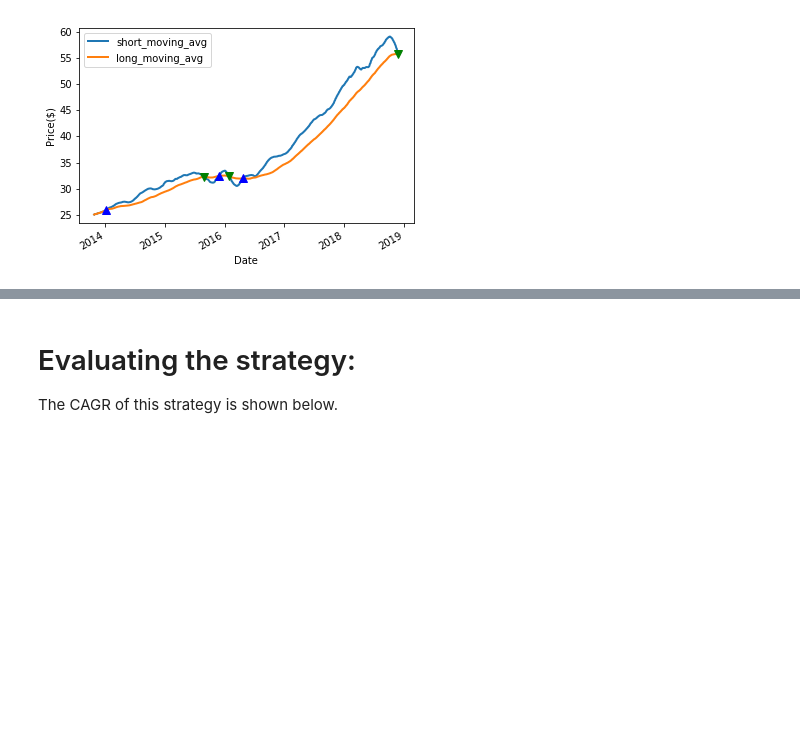
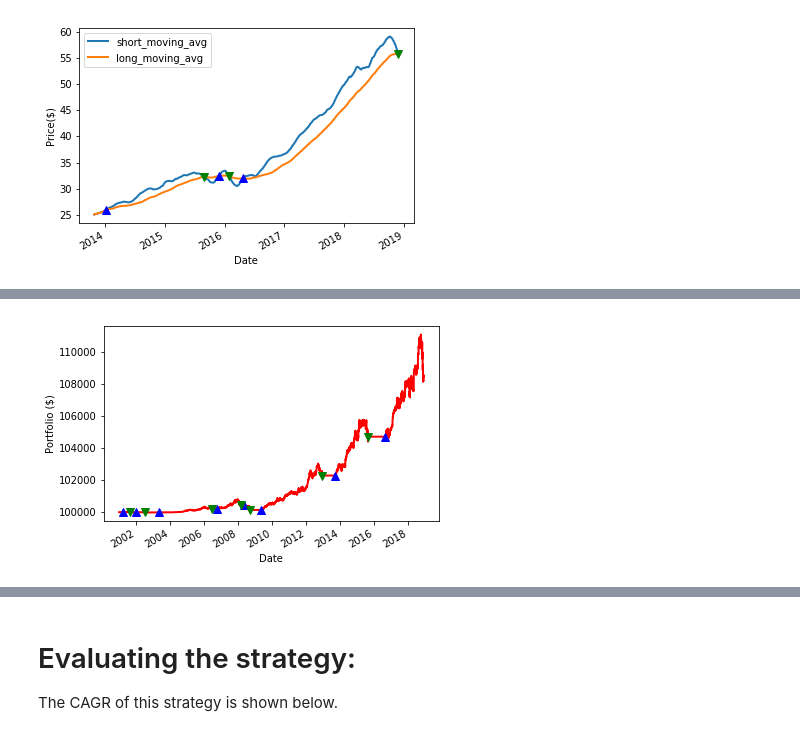
Before and after one commit to it2278/Stock_Analysis_TFA, a Jupyter notebook: master_file.ipynb, the cells around one changed output, grey strips where cells are left out. Drawn from its saved outputs; the diff is of its cells as text; code cells hidden in the pictures; blank space fills up the shorter version.

```diff
--- a/master_file.ipynb
+++ b/master_file.ipynb
@@ -480,78 +480,50 @@ The plot below shows the gains made when this strategy is implemented. Starting
 # %%
-#Ishan
-#Perform Backtesting
+# Set the initial capital
+initial_capital= float(100000.0)
 
-def returns_plot(stock):
-    stock = pdr.get_data_yahoo(stock,
-                              start = start_date,
-                              end=end_date)
-    # Set the initial capital
-    initial_capital= float(100000.0)
+# Create dataframe for positions
+pos = pd.DataFrame(index=cues.index).fillna(0.0)
 
-    # Initialize the `cues` DataFrame with the `cue` column
-    cues = pd.DataFrame(index=stock.index)
-    cues['cue'] = 0.0
+# Buy 100 shares
+pos['AAPL'] = 50*cues['cue']
 
-    # Short window moving average
-    cues['short_moving_avg'] = stock['Close'].rolling(window=short_window, min_periods=1, center=False).mean()
+# Create initial portfolio
+portfolio = pos.multiply(aapl['Adj Close'], axis=0)
 
-    # Long window moving average
-    cues['long_moving_avg'] = stock['Close'].rolling(window=long_window, min_periods=1, center=False).mean()
+# Store the difference in shares owned
+pos_diff = pos.diff()
 
-    # Generate Cues
-    cues['cue'][short_window:] = np.where(cues['short_moving_avg'][short_window:] > cues['long_moving_avg'][short_window:], 1.0, 0.0)
+# Add column for holdings
+portfolio['holdings'] = (pos.multiply(aapl['Adj Close'], axis=0)).sum(axis=1)
 
-    # Create positions
-    cues['positions'] = cues['cue'].diff()
+# Add column for cash
+portfolio['cash'] = initial_capital - (pos_diff.multiply(aapl['Adj Close'], axis=0)).sum(axis=1).cumsum()
+
+# Add column for total(cash + holdings)
+portfolio['total'] = portfolio['cash'] + portfolio['holdings']
+
+# Add column for returnsreturns
+portfolio['returns'] = portfolio['total'].pct_change()
 
 
-    # Create dataframe for positions
-    pos = pd.DataFrame(index=cues.index).fillna(0.0)
+fig = plt.figure()
 
-    # Buy 100 shares
-    pos[stock] = 50*cues['cue']
+ax1 = fig.add_subplot(111, ylabel='Portfolio ($)')
 
-    # Create initial portfolio
-    portfolio = pos.multiply(aapl['Adj Close'], axis=0)
+# Generate the graph for equity values
+portfolio['total'].plot(ax=ax1, lw=2.,color='r')
 
-    # Store the difference in shares owned
-    pos_diff = pos.diff()
+# Plot 'Going long' on the graph
+ax1.plot(portfolio.loc[cues.positions == 1.0].index,
+         portfolio.total[cues.positions == 1.0],
+         '^', markersize=8, color='b')
 
-    # Add column for holdings
-    portfolio['holdings'] = (pos.multiply(stock['Adj Close'], axis=0)).sum(axis=1)
+# Plot 'Going short' on the graph
+ax1.plot(portfolio.loc[cues.positions == -1.0].index,
+         portfolio.total[cues.positions == -1.0],
+         'v', markersize=8, color='g')
 
-    # Add column for cash
-    portfolio['cash'] = initial_capital - (pos_diff.multiply(stock['Adj Close'], axis=0)).sum(axis=1).cumsum()
-
-    # Add column for total(cash + holdings)
-    portfolio['total'] = portfolio['cash'] + portfolio['holdings']
-
-    # Add column for returnsreturns
-    portfolio['returns'] = portfolio['total'].pct_change()
-    portfolio
-
-
-    fig = plt.figure()
-
-    ax1 = fig.add_subplot(111, ylabel='Portfolio ($)')
-
-    # Generate the graph for equity values
-    portfolio['total'].plot(ax=ax1, lw=2.,color='r')
-
-    # Plot 'Going long' on the graph
-    ax1.plot(portfolio.loc[cues.positions == 1.0].index,
-             portfolio.total[cues.positions == 1.0],
-             '^', markersize=8, color='b')
-
-    # Plot 'Going short' on the graph
-    ax1.plot(portfolio.loc[cues.positions == -1.0].index,
-             portfolio.total[cues.positions == -1.0],
-             'v', markersize=8, color='g')
-
-    # Show the plot
-    plt.show()
-
-    return
-
-for stock in ticker_list:
-    returns_plot(stock)
+# Show the plot
+plt.show()
+# %% [output]
+[figure, added]
```
Also changed, not shown: parts of 12 cells of this notebook.
